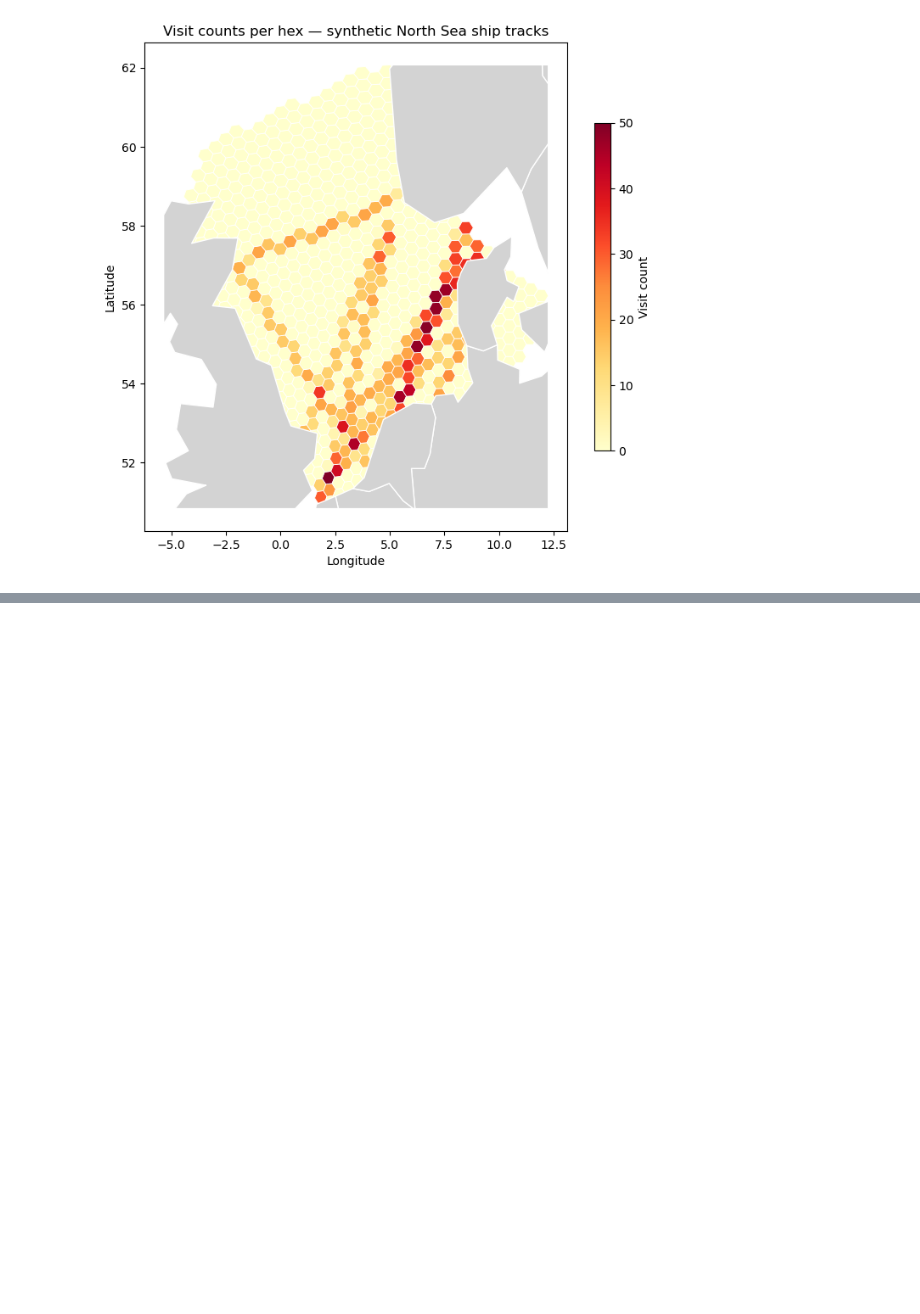
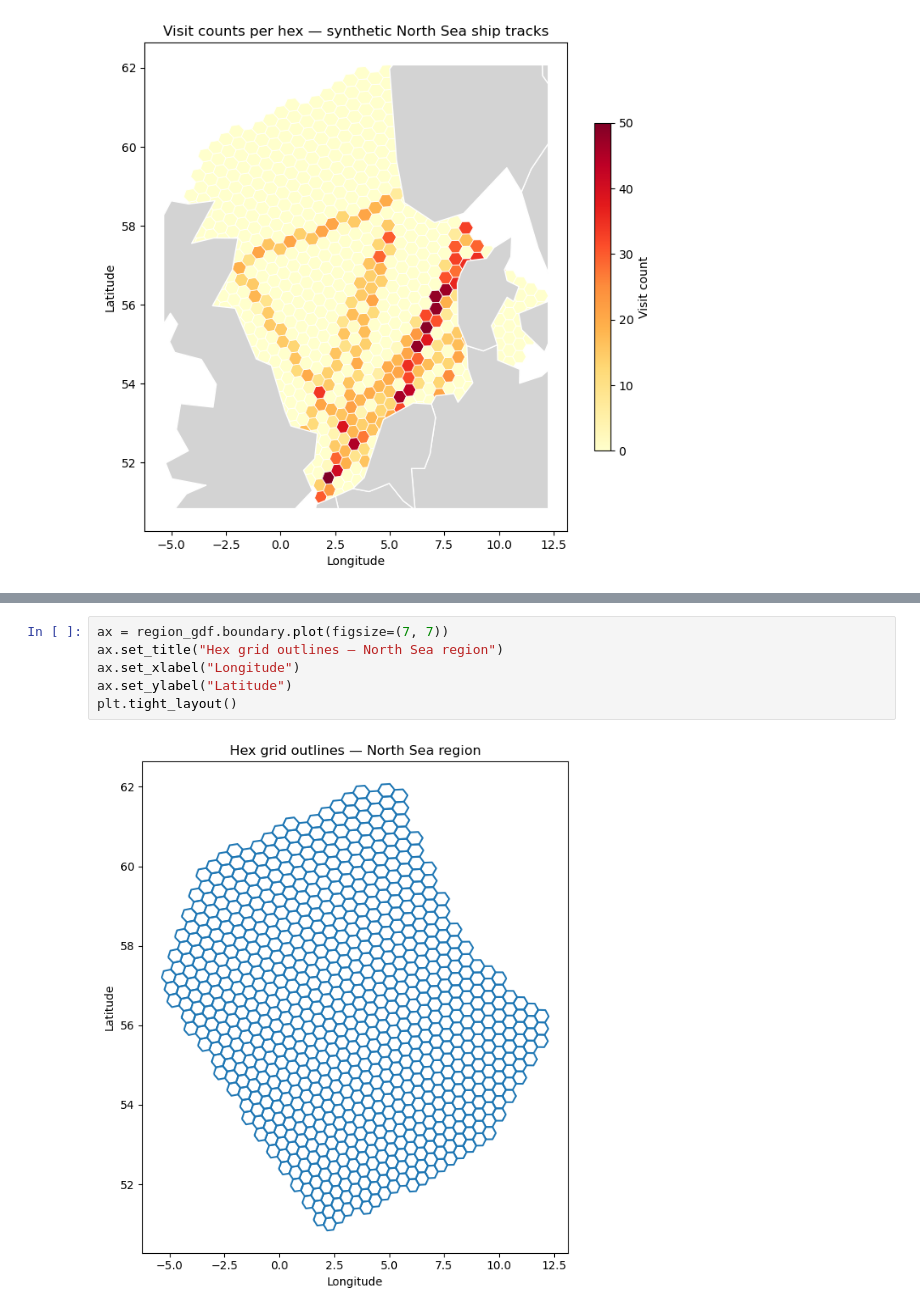
Before and after one commit to willirath/hextraj, a Jupyter notebook: notebooks/hex_aggregation.ipynb, the cells around one changed output, grey strips where cells are left out. Cells and saved outputs as stored; diff of their text form; blank space fills up the shorter version.

```diff
--- a/notebooks/hex_aggregation.ipynb
+++ b/notebooks/hex_aggregation.ipynb
@@ -167,0 +172,8 @@ plt.tight_layout()
+# %%
+ax = region_gdf.boundary.plot(figsize=(7, 7))
+ax.set_title("Hex grid outlines — North Sea region")
+ax.set_xlabel("Longitude")
+ax.set_ylabel("Latitude")
+plt.tight_layout()
+# %% [output]
+[figure, added]
```
Also changed, not shown: parts of 8 cells of this notebook, 5 other files.
